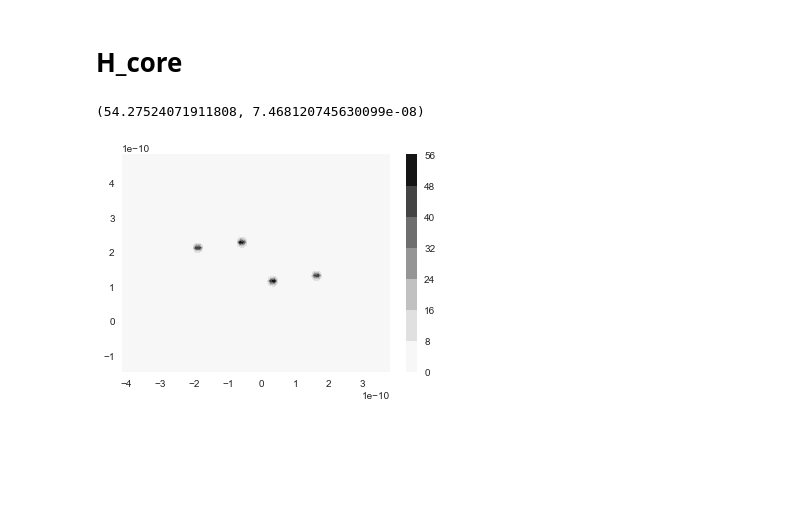
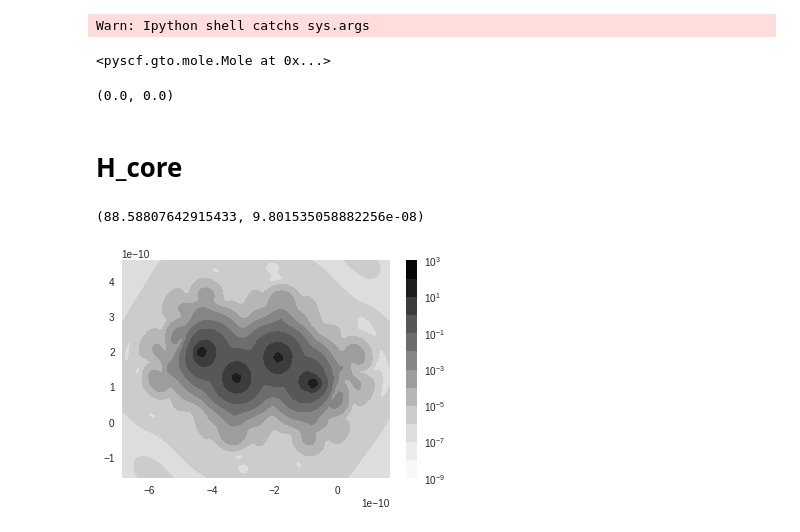
Before and after one commit to jcartus/SCFInitialGuess, a Jupyter notebook: butadien/notebooks/Density.ipynb, the cells around one changed output. Drawn from its saved outputs; the diff is of its cells as text; code cells hidden in the pictures; blank space fills up the shorter version.

```diff
--- a/butadien/notebooks/Density.ipynb
+++ b/butadien/notebooks/Density.ipynb
@@ -5,6 +5,7 @@ from pyscf.scf import hf
 
 import matplotlib as mpl
 mpl.style.use("seaborn")
+ticker = mpl.ticker
 
 from SCFInitialGuess.utilities.analysis import density_cut, matrix_error
 # %%
@@ -20,6 +27,8 @@ mol = molecules[index]#.get_pyscf_molecule()
 s = S[index].reshape(dim, dim)
 p = P[index].reshape(dim, dim)
 # %%
-z_value = 0.4
+z_value = 3
 nx = 80
 ny = 80
+
+norm = None#plt.Normalize(0, 7.6e-5)
@@ -46,17 +35,42 @@ Warn: Ipython shell catchs sys.args
+# %%
+from pyscf.gto import Mole
+
+mole = Mole()
+mole.atom = """
+   C       -4.33091        1.98230        0.00000
+   C       -3.21425        1.24567        0.00000
+   H       -4.30836        3.06736        0.00000
+   H       -5.30544        1.50418        0.00000
+   C       -1.89367        1.82420        0.00000
+   C       -0.77642        1.08809        0.00000
+   H       -0.79858        0.00302        0.00000
+   H        0.19786        1.56668        0.00000
+   H       -3.29578        0.16068        0.00000
+   H       -1.81231        2.90922        0.00000
+"""
+mole.basis = "6-311++g**"
+mole.build()
+# %% [output]
+Warn: Ipython shell catchs sys.args
+<pyscf.gto.mole.Mole at 0x...>
+# %%
+coords = mole.atom_coords()[:, 2]
+np.mean(coords), np.std(coords)
+# %% [output]
+(0.0, 0.0)
 # %% [markdown]
 # H_core
 # %%
 dm_1e = hf.init_guess_by_1e(mole)
-dm_1e_density, x, y = density_cut(mole, dm_1e, nx, ny, z_value=3)
+dm_1e_density, x, y = density_cut(mole, dm_1e, nx, ny, z_value=z_value)
 # %%
 np.max(dm_1e_density), np.min(dm_1e_density)
 # %% [output]
-(54.27524071911808, 7.468120745630099e-08)
+(88.58807642915433, 9.801535058882256e-08)
 # %%
-norm = None#plt.Normalize(0, 7.6e-5)
-plt.contourf(*np.meshgrid(x, y), dm_1e_density, norm=norm)
+plt.contourf(*np.meshgrid(x, y), dm_1e_density, locator=ticker.LogLocator(), norm=norm)
 plt.colorbar()
 plt.show()
 # %% [output]
-[figure, old version]
+[figure, new version]
 # %%
```
Also changed, not shown: parts of 25 cells of this notebook.
